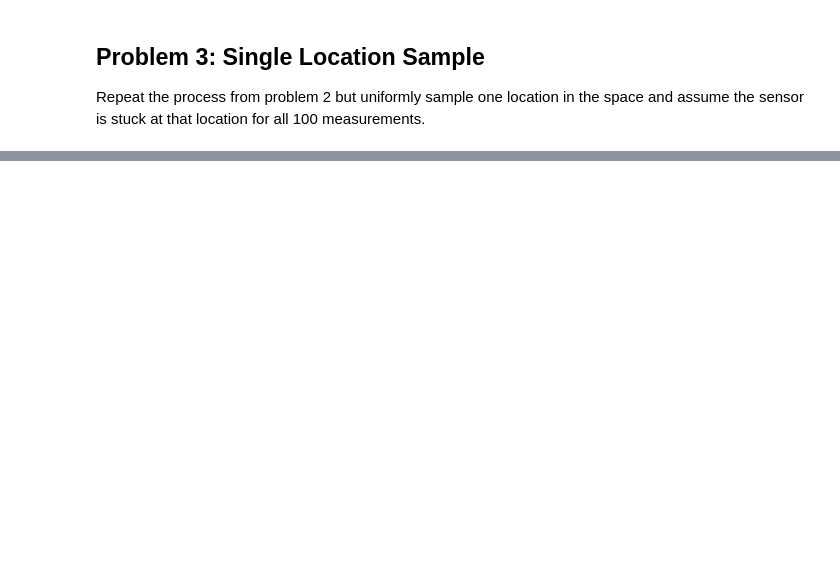
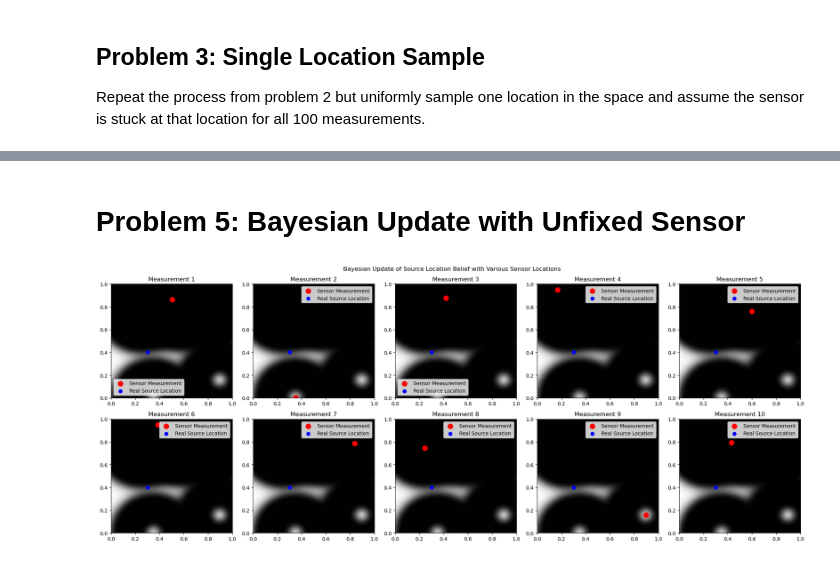
Before and after one commit to Sharwin24/Active-Learning, a Jupyter notebook: homework1/hw1.ipynb, the cells around one changed output, grey strips where cells are left out. Drawn from its saved outputs; the diff is of its cells as text; code cells hidden in the pictures; blank space fills up the shorter version.

```diff
--- a/homework1/hw1.ipynb
+++ b/homework1/hw1.ipynb
@@ -172,0 +230,59 @@ Likelihood function L(s) at sampled location [0.95588703 0.34216387]: 1.06167978
+# %% [markdown]
+# Problem 5: Bayesian Update with Unfixed Sensor
+# %%
+N = 10
+X = np.random.rand(N, 2)  # Randomly pick 10 sensor locations
+Z = np.zeros((N, 2))  # 10 measurements
+
+# Create uniform prior belief
+S1, S2 = np.meshgrid(np.linspace(0, 1, 50), np.linspace(0, 1, 50))
+prior = np.ones(S1.shape)
+prior /= prior.sum()  # Normalize
+
+for i in range(N):
+    # For each new measurement, use Bayes' rule to update the belief of the source location
+    # Generate a measurement based on the belief
+    if np.random.rand() < f(x=X[i], s=source):
+        Z[i] = [1, 0]  # Positive measurement
+    else:
+        Z[i] = [0, 1]  # Negative measurement
+
+    if Z[i, 0] == 1:  # Positive measurement
+        prior *= f(X[i], source)
+    else:  # Negative measurement
+        prior *= (1 - f(X[i], source))
+    prior /= prior.sum()
+    # Calculate the likelihood using the measurement
+    L_values = np.zeros(S1.shape)
+    for i in range(S1.shape[0]):
+        for j in range(S1.shape[1]):
+            s = np.array([S1[i, j], S2[i, j]])
+            L_values[i, j] = L(s, X, Z)
+    # Calculate the posterior belief
+    posterior = prior * L_values
+    posterior /= posterior.sum()
+    # Update the prior for the next measurement
+    prior = posterior
+
+# Plot each measurement into a 2x5 grid to show each measurement and the corresponding belief and source location
+fig, axes = plt.subplots(2, 5, figsize=(20, 8))
+axes = axes.flatten()
+for i in range(N):
+    ax = axes[i]
+    idx = i % N
+    sensor_reading = Z[i]
+    sensor_color = 'green' if sensor_reading[0] == 1 else 'red'
+    ax.contourf(S1, S2, posterior, levels=100, cmap='gray', alpha=1.0)
+    ax.scatter(X[i, 0], X[i, 1], c=sensor_color,
+               s=100, label='Sensor Measurement')
+    ax.scatter(source[0], source[1], c='blue',
+               s=50, label='Real Source Location')
+    ax.set_xlim(0, 1)
+    ax.set_ylim(0, 1)
+    ax.set_title(f'Measurement {idx + 1}')
+    ax.legend()
+plt.suptitle('Bayesian Update of Source Location Belief with Various Sensor Locations')
+plt.tight_layout()
+plt.savefig('problem5.png')
+# %% [output]
+[figure, added]
```
Also changed, not shown: parts of 5 cells of this notebook, 5 other files.
